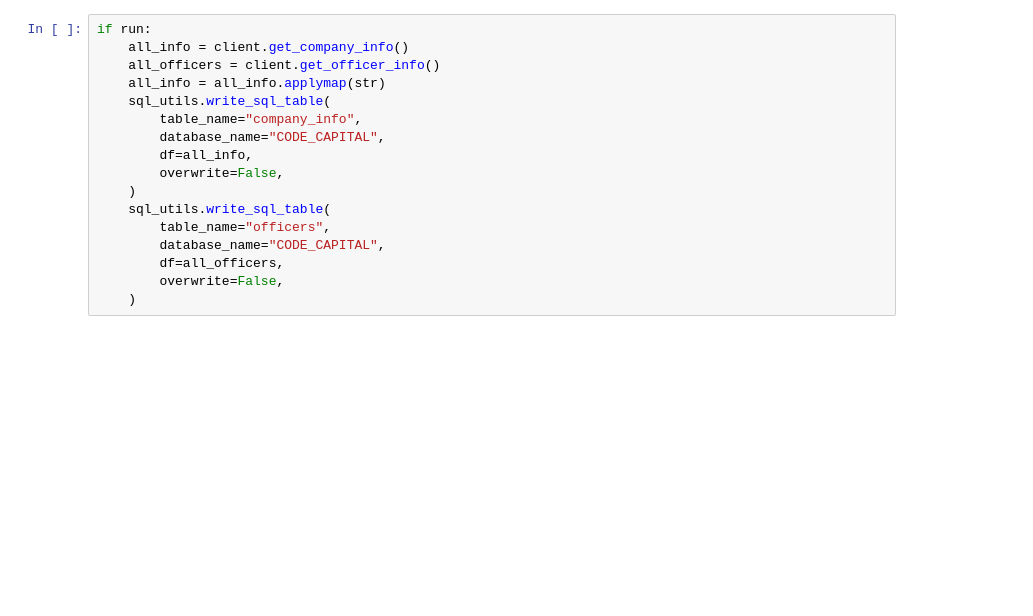
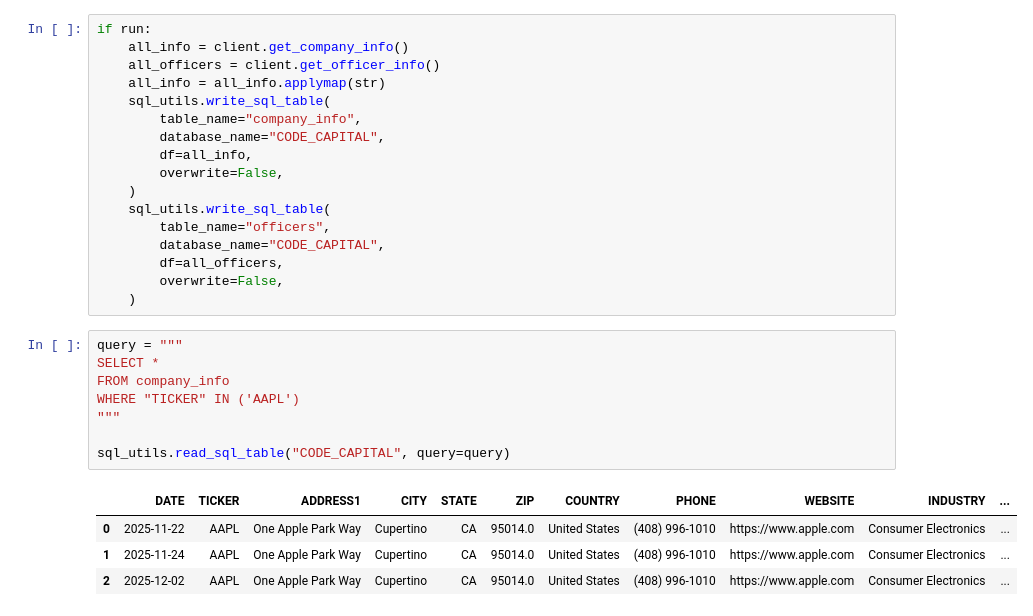
Before and after one commit to Code-And-Capital/finance, a Jupyter notebook: notebooks/pull_data.ipynb, the cells around one changed output. Cells and saved outputs as stored; diff of their text form; blank space fills up the shorter version.

```diff
--- a/notebooks/pull_data.ipynb
+++ b/notebooks/pull_data.ipynb
@@ -308,3 +325,16 @@ if run:
         df=all_officers,
         overwrite=False,
     )
+# %%
+query = """
+SELECT *
+FROM company_info
+WHERE "TICKER" IN ('AAPL')
+"""
+
+sql_utils.read_sql_table("CODE_CAPITAL", query=query)
+# %% [output]
+|  | DATE | TICKER | ADDRESS1 | CITY | STATE | ZIP | COUNTRY | PHONE | WEBSITE | INDUSTRY | ... |
+| 0 | 2025-11-22 | AAPL | One Apple Park Way | Cupertino | CA | 95014.0 | United States | (408) 996-1010 | https://www.apple.com | Consumer Electronics | ... |
+| 1 | 2025-11-24 | AAPL | One Apple Park Way | Cupertino | CA | 95014.0 | United States | (408) 996-1010 | https://www.apple.com | Consumer Electronics | ... |
+| 2 | 2025-12-02 | AAPL | One Apple Park Way | Cupertino | CA | 95014.0 | United States | (408) 996-1010 | https://www.apple.com | Consumer Electronics | ... |
```
Also changed, not shown: parts of 6 cells of this notebook, 4 other files.
